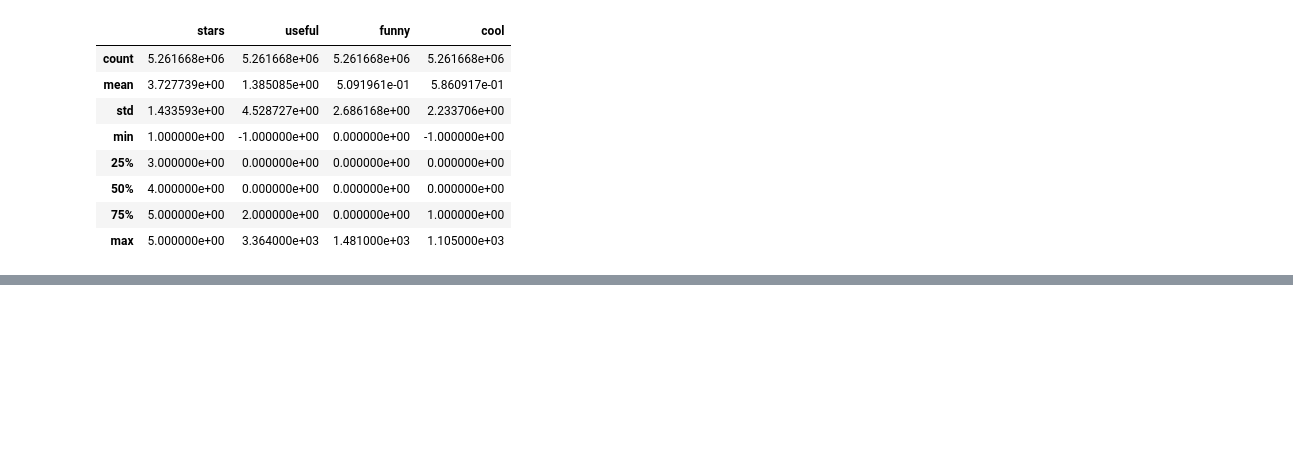
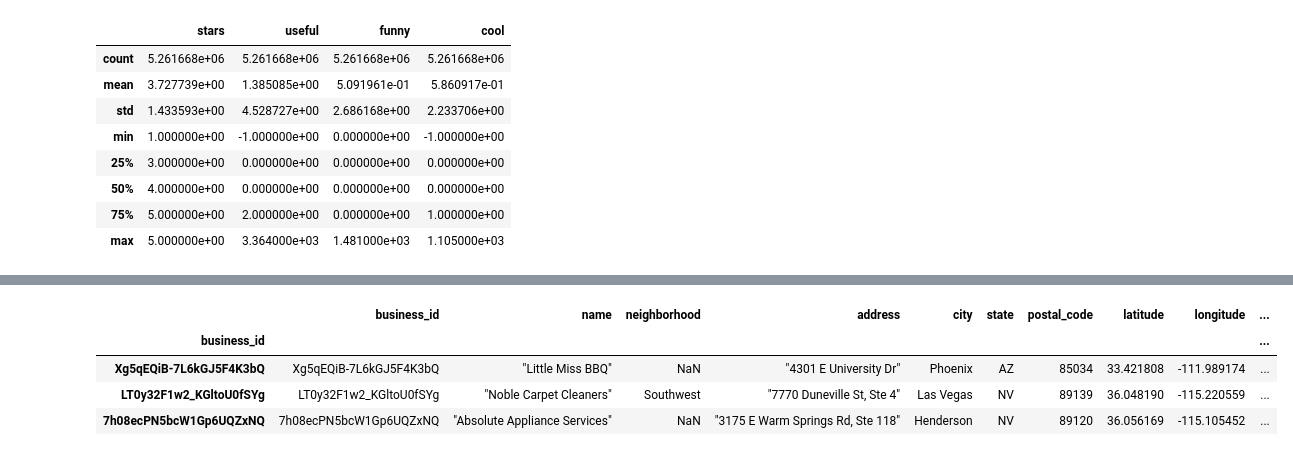
Before and after one commit to xlyytcy/PyQt5-X-Yelp, a Jupyter notebook: JupyterNotebookFile/Yelp x Python.ipynb, the cells around one changed output, grey strips where cells are left out. Cells and saved outputs as stored; diff of their text form; code cells hidden in the pictures; blank space fills up the shorter version.

```diff
--- a/JupyterNotebookFile/Yelp x Python.ipynb
+++ b/JupyterNotebookFile/Yelp x Python.ipynb
@@ -64,0 +373,7 @@ csv_reviews.describe()
+# %%
+from scipy.optimize import minimize
+
+fmin = minimize(fun=cost, x0=params, args=(Ynorm, R_mat, num_business, num_user, num_features, lamda),
+                method='CG', jac=True, options={'maxiter': 100})
+X = np.matrix(np.reshape(fmin.x[:num_business * num_features], (num_business, num_features)))
+theta = np.matrix(np.reshape(fmin.x[num_business * num_features:], (num_user, num_features)))
@@ -64,0 +398,2 @@ csv_reviews.describe()
+# %%
+predictions = X * theta.T + Ymean
@@ -64,0 +430,23 @@ csv_reviews.describe()
+# %%
+def recommend(Y, predictions, user_id):
+    # get index position of user_id
+    user_idx = Y.columns.get_loc(user_id)
+    # find index positions of non reviewed businesses for this user:
+    all_recommendation_indices = np.squeeze(np.asarray(np.argsort(predictions[:,user_idx], axis=0)[::-1]))
+    # find reviewed businesses, find predictions(recommendations) for our user, return businesses in descending sorted order
+    # remove reviewed businesses from recommendations
+    rated_businesses = [Y.loc[:,user_id].index.get_loc(i) for i in Y.loc[:,user_id][Y.loc[:,user_id].notnull()].index.tolist()]
+    all_recommendation_indices = all_recommendation_indices[~np.in1d(all_recommendation_indices,rated_businesses)]
+    return Y.index[all_recommendation_indices], all_recommendation_indices
+# %%
+recommended_business_names, recommended_business_idx = recommend(Y, predictions, Y.columns[1])
+# %%
+business.set_index('business_id', drop=False, verify_integrity=True, inplace=True)
+
+business.loc[recommended_business_names][:3]
+# %% [output]
+|  | business_id | name | neighborhood | address | city | state | postal_code | latitude | longitude | ... |
+| business_id |  |  |  |  |  |  |  |  |  | ... |
+| Xg5qEQiB-7L6kGJ5F4K3bQ | Xg5qEQiB-7L6kGJ5F4K3bQ | "Little Miss BBQ" | NaN | "4301 E University Dr" | Phoenix | AZ | 85034 | 33.421808 | -111.989174 | ... |
+| LT0y32F1w2_KGltoU0fSYg | LT0y32F1w2_KGltoU0fSYg | "Noble Carpet Cleaners" | Southwest | "7770 Duneville St, Ste 4" | Las Vegas | NV | 89139 | 36.048190 | -115.220559 | ... |
+| 7h08ecPN5bcW1Gp6UQZxNQ | 7h08ecPN5bcW1Gp6UQZxNQ | "Absolute Appliance Services" | NaN | "3175 E Warm Springs Rd, Ste 118" | Henderson | NV | 89120 | 36.056169 | -115.105452 | ... |
```
Also changed, not shown: parts of 45 cells of this notebook, 4 other files.
